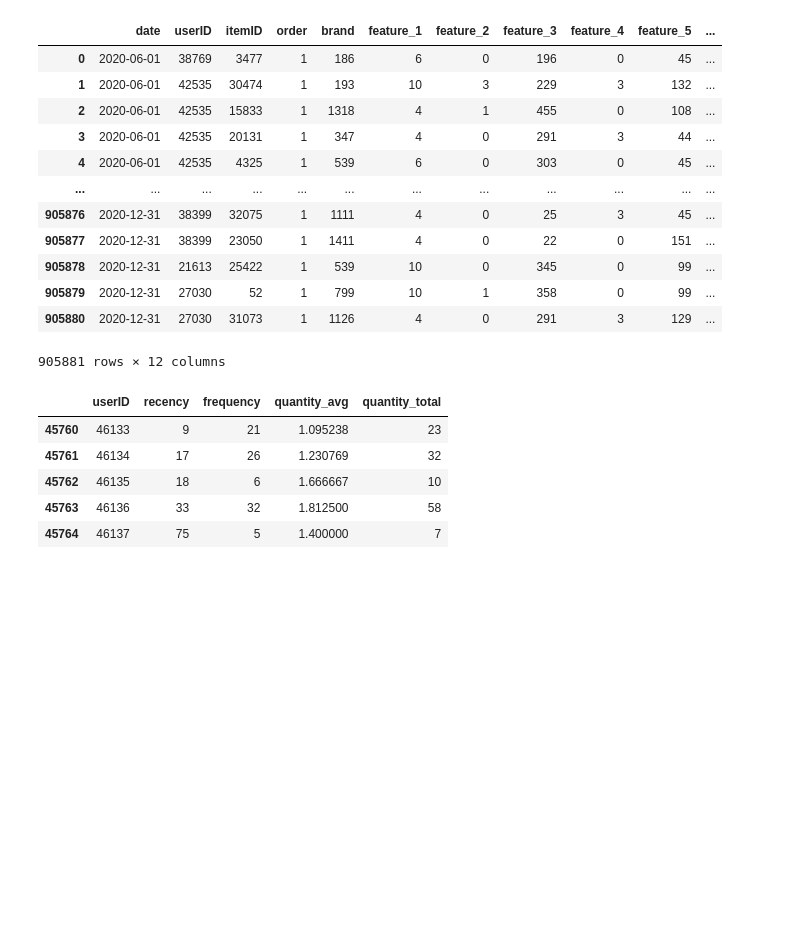
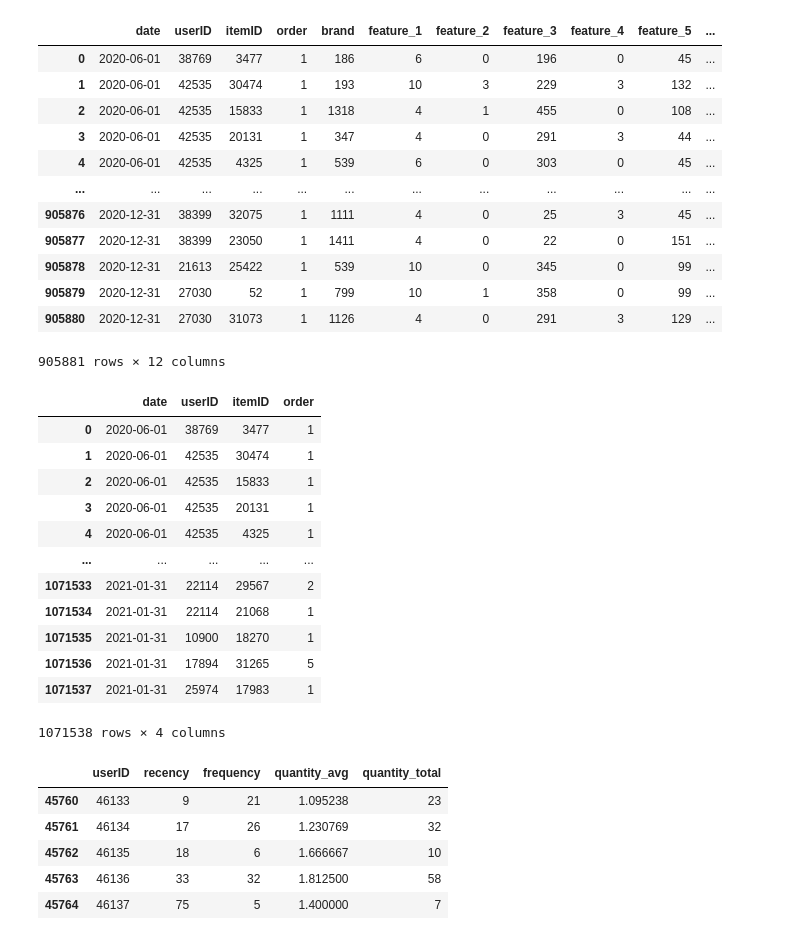
Before and after one commit to aldietri/Data-Mining-Cup-2022, a Jupyter notebook: EDA/Alex/RFM Analysis.ipynb, the cells around one changed output. Cells and saved outputs as stored; diff of their text form; code cells hidden in the pictures; blank space fills up the shorter version.

```diff
--- a/EDA/Alex/RFM Analysis.ipynb
+++ b/EDA/Alex/RFM Analysis.ipynb
@@ -42,6 +42,24 @@ item_orders_jan
 | 905879 | 2020-12-31 | 27030 | 52 | 1 | 799 | 10 | 1 | 358 | 0 | 99 | ... |
 | 905880 | 2020-12-31 | 27030 | 31073 | 1 | 1126 | 4 | 0 | 291 | 3 | 129 | ... |
 905881 rows × 12 columns
+# %%
+item_orders_feb = pd.read_csv("../../Data/old/orders.csv", sep='|')
+item_orders_feb["date"] = pd.to_datetime(item_orders_feb["date"])
+item_orders_feb
+# %% [output]
+|  | date | userID | itemID | order |
+| 0 | 2020-06-01 | 38769 | 3477 | 1 |
+| 1 | 2020-06-01 | 42535 | 30474 | 1 |
+| 2 | 2020-06-01 | 42535 | 15833 | 1 |
+| 3 | 2020-06-01 | 42535 | 20131 | 1 |
+| 4 | 2020-06-01 | 42535 | 4325 | 1 |
+| ... | ... | ... | ... | ... |
+| 1071533 | 2021-01-31 | 22114 | 29567 | 2 |
+| 1071534 | 2021-01-31 | 22114 | 21068 | 1 |
+| 1071535 | 2021-01-31 | 10900 | 18270 | 1 |
+| 1071536 | 2021-01-31 | 17894 | 31265 | 5 |
+| 1071537 | 2021-01-31 | 25974 | 17983 | 1 |
+1071538 rows × 4 columns
 # %%
 NOW = dt(2020, 12, 1)
 
```
Also changed, not shown: parts of 8 cells of this notebook, 11 other files.
